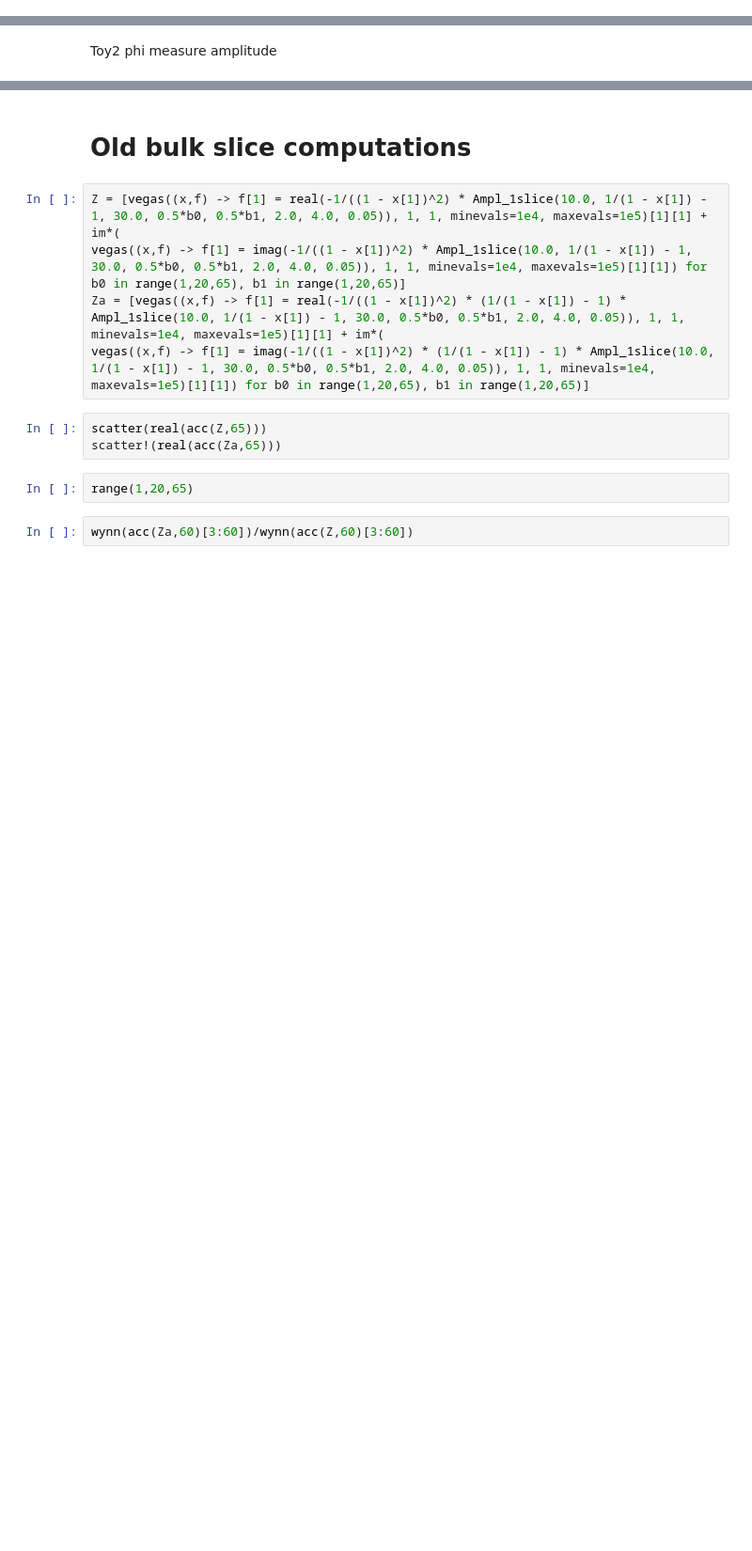
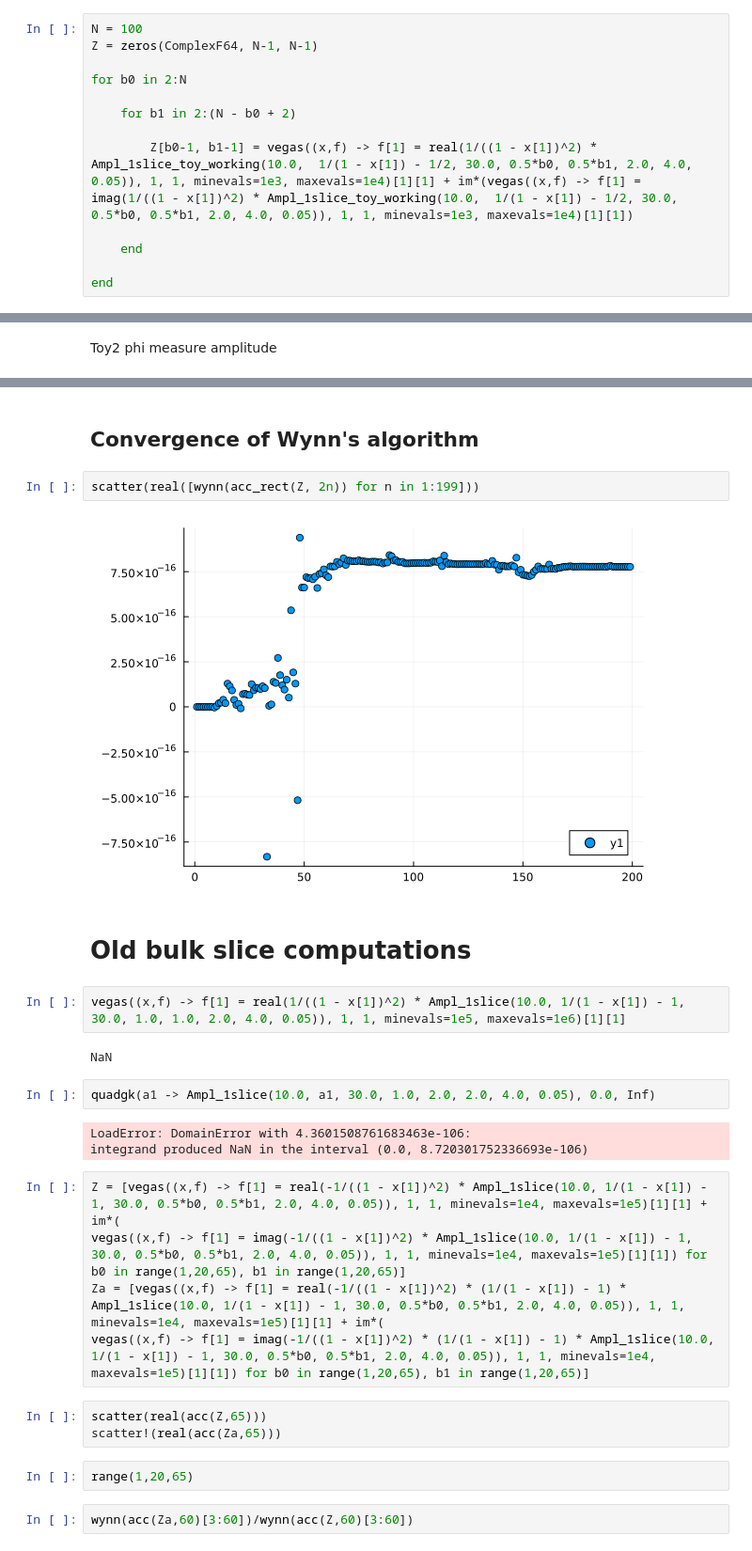
Before and after one commit to Jercheal/3d-cosmology, a Jupyter notebook: 3d_ESF_cosmology.ipynb, the cells around one changed output, grey strips where cells are left out. Shown at 94% size. Drawn from its saved outputs; the diff is of its cells as text; blank space fills up the shorter version.

```diff
--- a/3d_ESF_cosmology.ipynb
+++ b/3d_ESF_cosmology.ipynb
@@ -1442,0 +1445,13 @@ scatter!(1.0:0.5:50.0, real(Z_toy2_phi_measure[1:99,5])./maximum(real(Z_toy2_phi
+# %%
+N = 100
+Z = zeros(ComplexF64, N-1, N-1)
+
+for b0 in 2:N
+
+    for b1 in 2:(N - b0 + 2)
+
+        Z[b0-1, b1-1] = vegas((x,f) -> f[1] = real(1/((1 - x[1])^2) * Ampl_1slice_toy_working(10.0,  1/(1 - x[1]) - 1/2, 30.0, 0.5*b0, 0.5*b1, 2.0, 4.0, 0.05)), 1, 1, minevals=1e3, maxevals=1e4)[1][1] + im*(vegas((x,f) -> f[1] = imag(1/((1 - x[1])^2) * Ampl_1slice_toy_working(10.0,  1/(1 - x[1]) - 1/2, 30.0, 0.5*b0, 0.5*b1, 2.0, 4.0, 0.05)), 1, 1, minevals=1e3, maxevals=1e4)[1][1])
+
+    end
+
+end
@@ -1484,5 +1533,20 @@ println("<b1> = ", wynn(acc_rect(Zb1_toy2_phi_measure, 399))/wynn(acc_rect(Z_toy
+# %% [markdown]
+## Convergence of Wynn's algorithm
+# %%
+scatter(real([wynn(acc_rect(Z, 2n)) for n in 1:199]))
+# %% [output]
+[figure, added]
 # %% [markdown]
 # Old bulk slice computations
+# %%
+vegas((x,f) -> f[1] = real(1/((1 - x[1])^2) * Ampl_1slice(10.0, 1/(1 - x[1]) - 1, 30.0, 1.0, 1.0, 2.0, 4.0, 0.05)), 1, 1, minevals=1e5, maxevals=1e6)[1][1]
+# %% [output]
+NaN
+# %%
+quadgk(a1 -> Ampl_1slice(10.0, a1, 30.0, 1.0, 2.0, 2.0, 4.0, 0.05), 0.0, Inf)
+# %% [output]
+LoadError: DomainError with 4.3601508761683463e-106:
+integrand produced NaN in the interval (0.0, 8.720301752336693e-106)
 # %%
 Z = [vegas((x,f) -> f[1] = real(-1/((1 - x[1])^2) * Ampl_1slice(10.0, 1/(1 - x[1]) - 1, 30.0, 0.5*b0, 0.5*b1, 2.0, 4.0, 0.05)), 1, 1, minevals=1e4, maxevals=1e5)[1][1] + im*(
 vegas((x,f) -> f[1] = imag(-1/((1 - x[1])^2) * Ampl_1slice(10.0, 1/(1 - x[1]) - 1, 30.0, 0.5*b0, 0.5*b1, 2.0, 4.0, 0.05)), 1, 1, minevals=1e4, maxevals=1e5)[1][1]) for b0 in range(1,20,65), b1 in range(1,20,65)]
```
Also changed, not shown: parts of 41 cells of this notebook, 14 other files.
